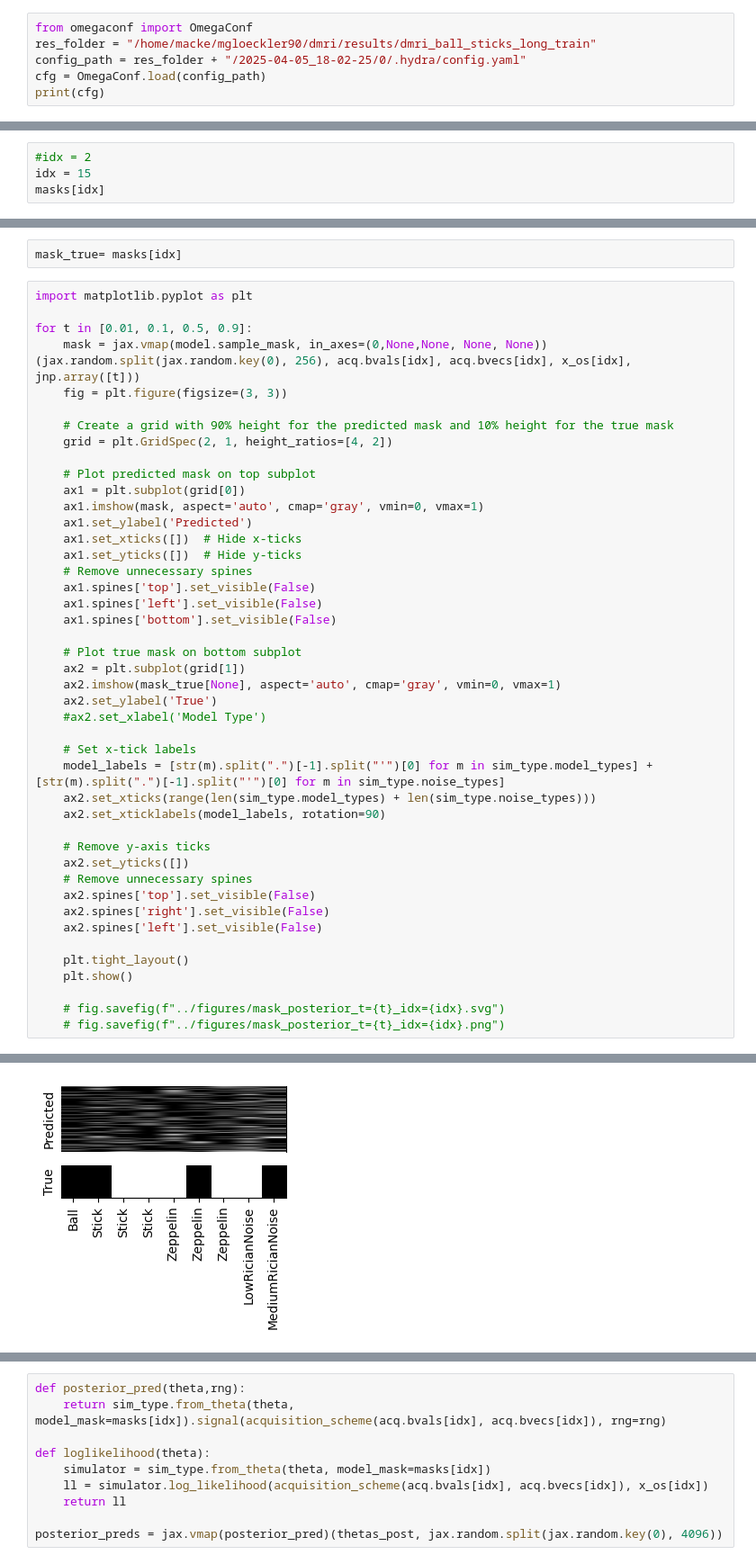
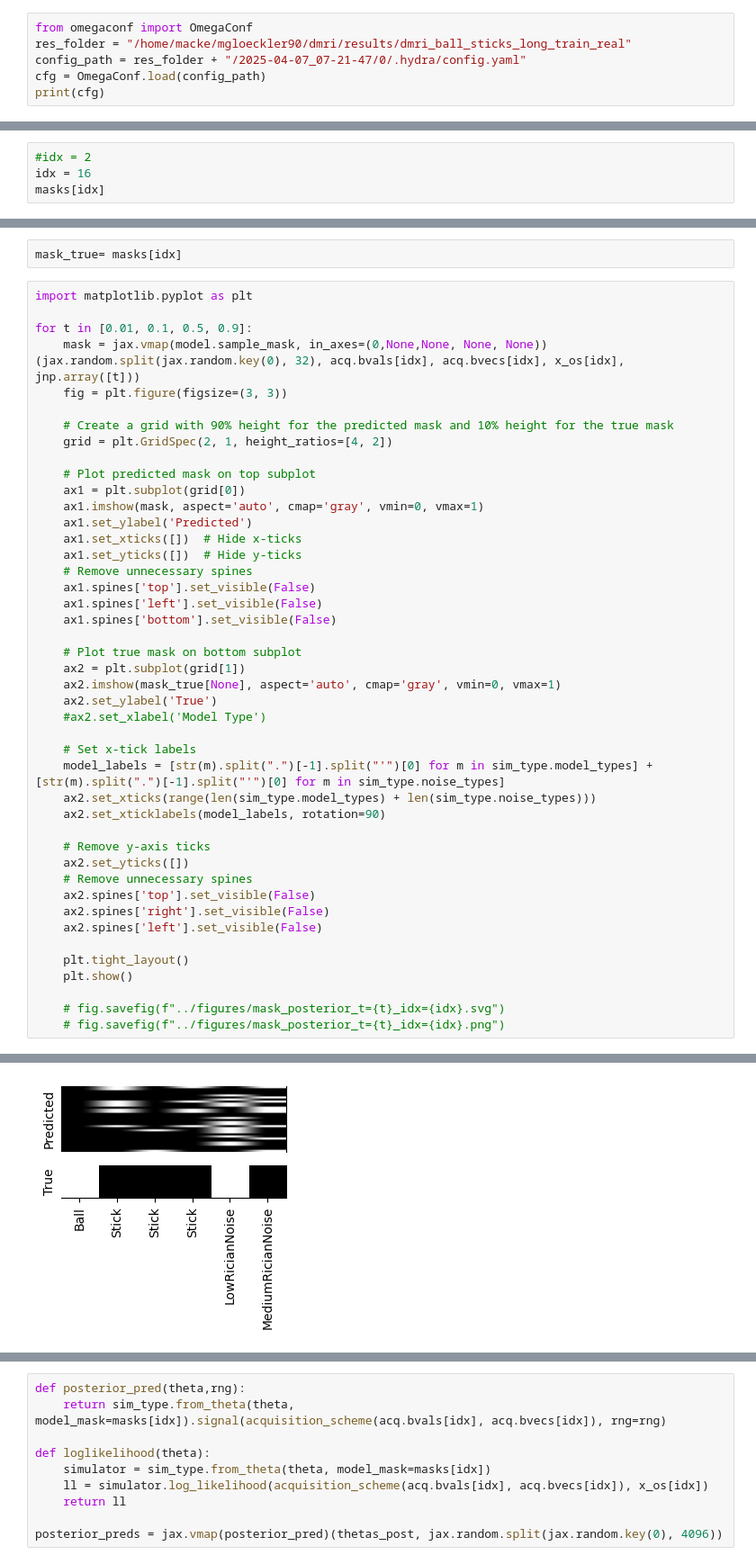
Before and after one commit to mackelab/dmri, a Jupyter notebook: notebooks/new_data.ipynb, the cells around one changed output, grey strips where cells are left out. Shown at 90% size. Drawn from its saved outputs; the diff is of its cells as text.

Commit message:
Some bug in model selection

```diff
--- a/notebooks/new_data.ipynb
+++ b/notebooks/new_data.ipynb
@@ -51,8 +53,8 @@ sim_type = Ball3StickNoise
 ball_stick = sim_type.from_theta(np.random.randn(sim_type.theta_dim))
 # %%
 from omegaconf import OmegaConf
-res_folder = "/home/macke/mgloeckler90/dmri/results/dmri_ball_sticks_long_train"
-config_path = res_folder + "/2025-04-05_18-02-25/0/.hydra/config.yaml"
+res_folder = "/home/macke/mgloeckler90/dmri/results/dmri_ball_sticks_long_train_real"
+config_path = res_folder + "/2025-04-07_07-21-47/0/.hydra/config.yaml"
 cfg = OmegaConf.load(config_path)
 print(cfg)
 # %% [output]
@@ -160,5 +162,5 @@ plt.colorbar()
 # %%
 #idx = 2
-idx = 15
+idx = 16
 masks[idx]
 # %% [output]
@@ -171,7 +193,7 @@ mask_true= masks[idx]
 import matplotlib.pyplot as plt
 
 for t in [0.01, 0.1, 0.5, 0.9]:
-    mask = jax.vmap(model.sample_mask, in_axes=(0,None,None, None, None))(jax.random.split(jax.random.key(0), 256), acq.bvals[idx], acq.bvecs[idx], x_os[idx], jnp.array([t]))
+    mask = jax.vmap(model.sample_mask, in_axes=(0,None,None, None, None))(jax.random.split(jax.random.key(0), 32), acq.bvals[idx], acq.bvecs[idx], x_os[idx], jnp.array([t]))
     fig = plt.figure(figsize=(3, 3))
 
     # Create a grid with 90% height for the predicted mask and 10% height for the true mask
@@ -218,4 +240,4 @@ for t in [0.01, 0.1, 0.5, 0.9]:
-[figure, old version]
+[figure, new version]
 # %%
 from functools import partial
 
```
Also changed, not shown: parts of 9 cells of this notebook.
